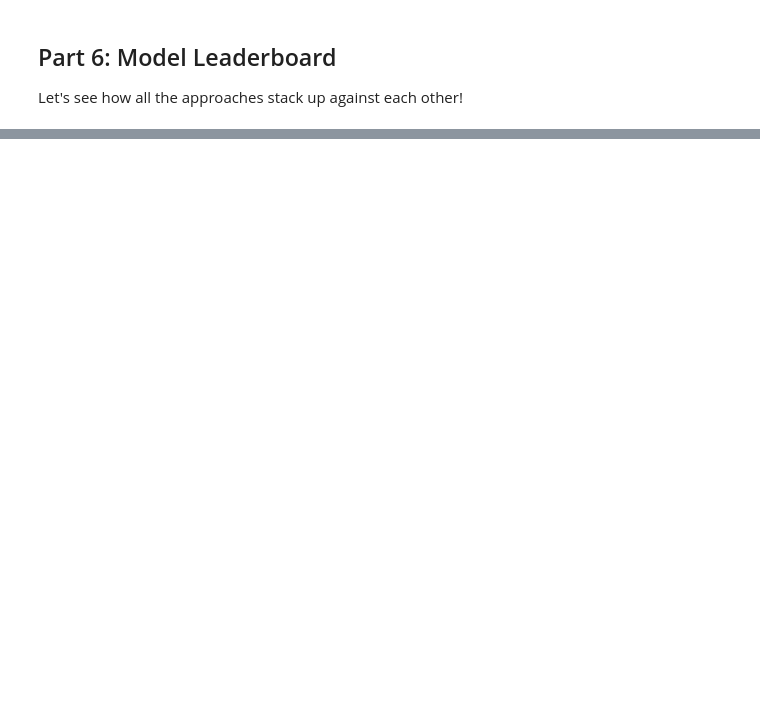
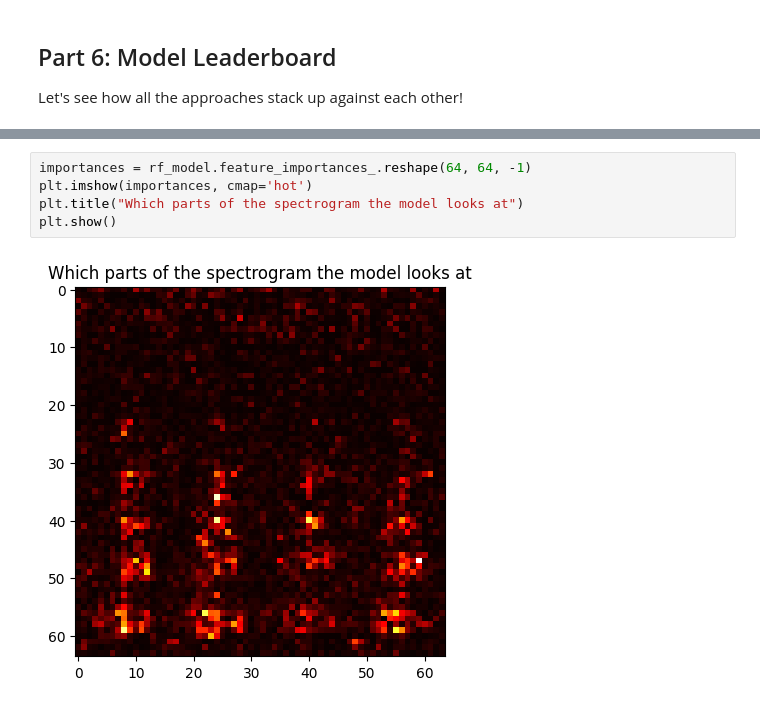
Before and after one commit to Bip-Bip-Boup/ML_neurites, a Jupyter notebook: test.ipynb, the cells around one changed output, grey strips where cells are left out. Saved outputs shown, nothing was run; the diff lists cells and outputs as text; blank space fills up the shorter version.

```diff
--- a/test.ipynb
+++ b/test.ipynb
@@ -379,0 +380,7 @@ plt.show()
+# %%
+importances = rf_model.feature_importances_.reshape(64, 64, -1)
+plt.imshow(importances, cmap='hot')
+plt.title("Which parts of the spectrogram the model looks at")
+plt.show()
+# %% [output]
+[figure, added]
```
Also changed, not shown: parts of 6 cells of this notebook, 1 other file.
